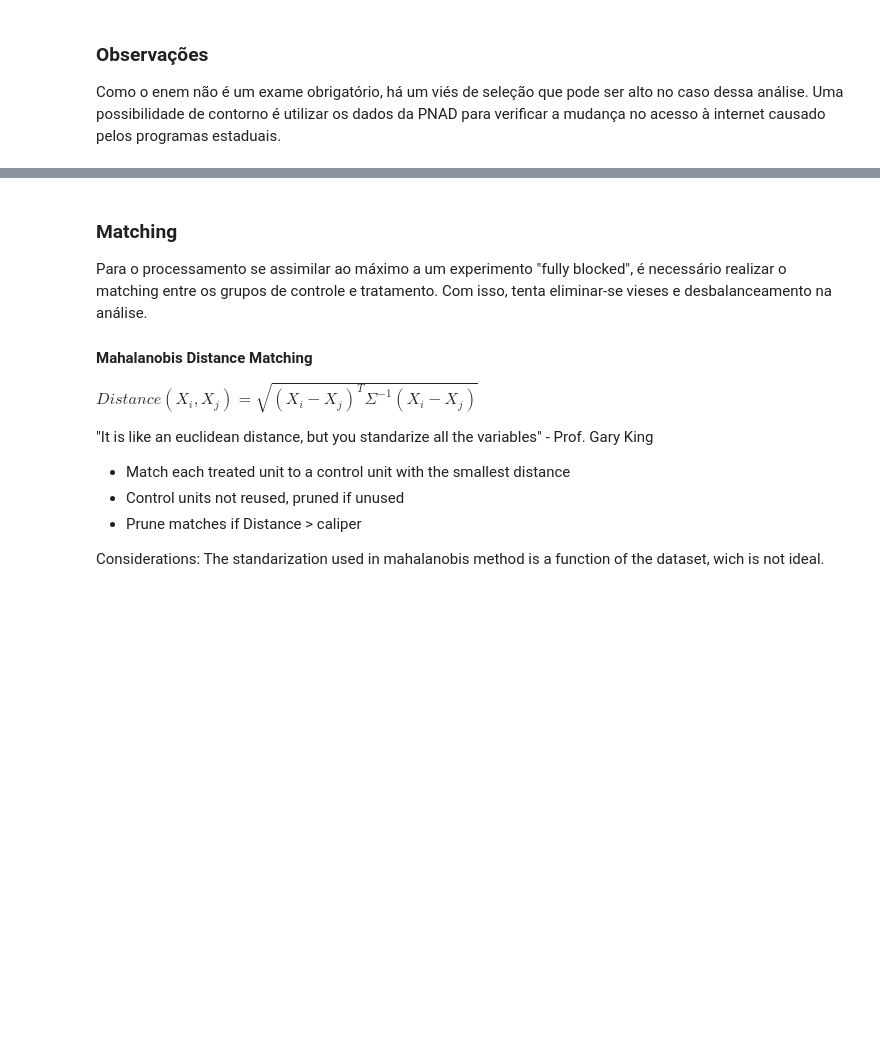
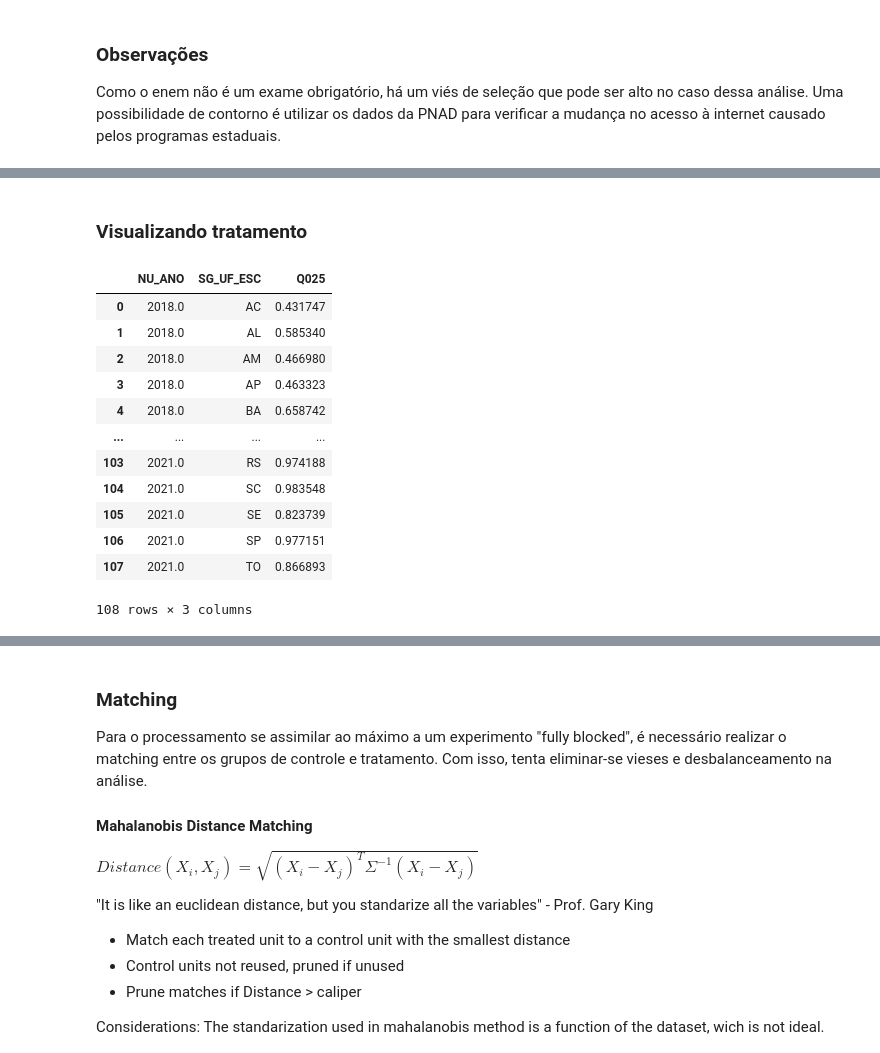
Before and after one commit to JV-Nunes/Relatorio-Conectividade, a Jupyter notebook: Analise/Models/Diffs_in_Diffs.ipynb, the cells around one changed output, grey strips where cells are left out. Drawn from its saved outputs; the diff is of its cells as text; code cells hidden in the pictures; blank space fills up the shorter version.

```diff
--- a/Analise/Models/Diffs_in_Diffs.ipynb
+++ b/Analise/Models/Diffs_in_Diffs.ipynb
@@ -306,3 +229,5 @@ preproc  = ColumnTransformer([('cat', OneHotEncoder(), cat_cols),
 # %%
 # Salvando dataset com label de tratamento para Matching no R
 data.to_parquet('../../Resultados/Agg/ENEM/aux/dados_para_matching.parquet')
+# %% [markdown]
+### Visualizando tratamento
@@ -308,0 +243,16 @@ data.to_parquet('../../Resultados/Agg/ENEM/aux/dados_para_matching.parquet')
+# %%
+perc
+# %% [output]
+|  | NU_ANO | SG_UF_ESC | Q025 |
+| 0 | 2018.0 | AC | 0.431747 |
+| 1 | 2018.0 | AL | 0.585340 |
+| 2 | 2018.0 | AM | 0.466980 |
+| 3 | 2018.0 | AP | 0.463323 |
+| 4 | 2018.0 | BA | 0.658742 |
+| ... | ... | ... | ... |
+| 103 | 2021.0 | RS | 0.974188 |
+| 104 | 2021.0 | SC | 0.983548 |
+| 105 | 2021.0 | SE | 0.823739 |
+| 106 | 2021.0 | SP | 0.977151 |
+| 107 | 2021.0 | TO | 0.866893 |
+108 rows × 3 columns
```
Also changed, not shown: parts of 29 cells of this notebook, 2 other files.
